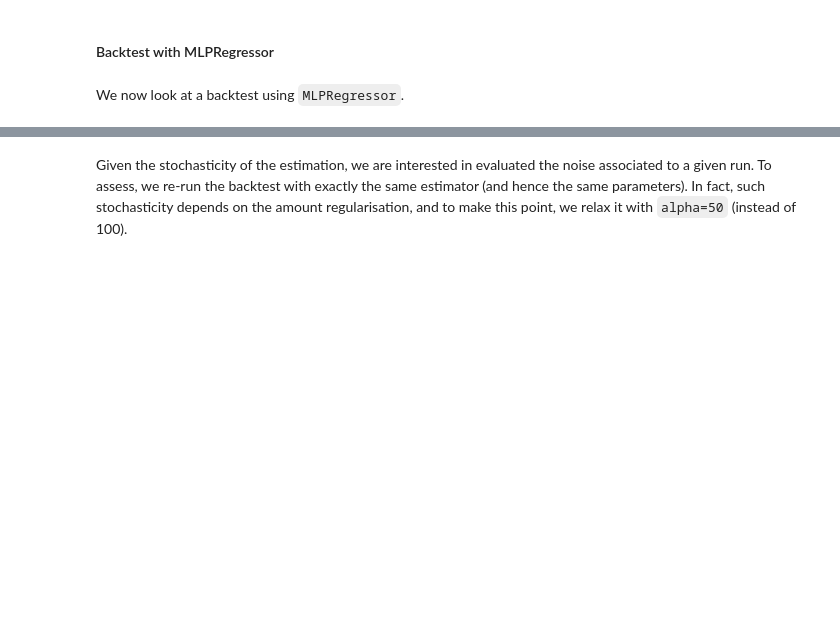
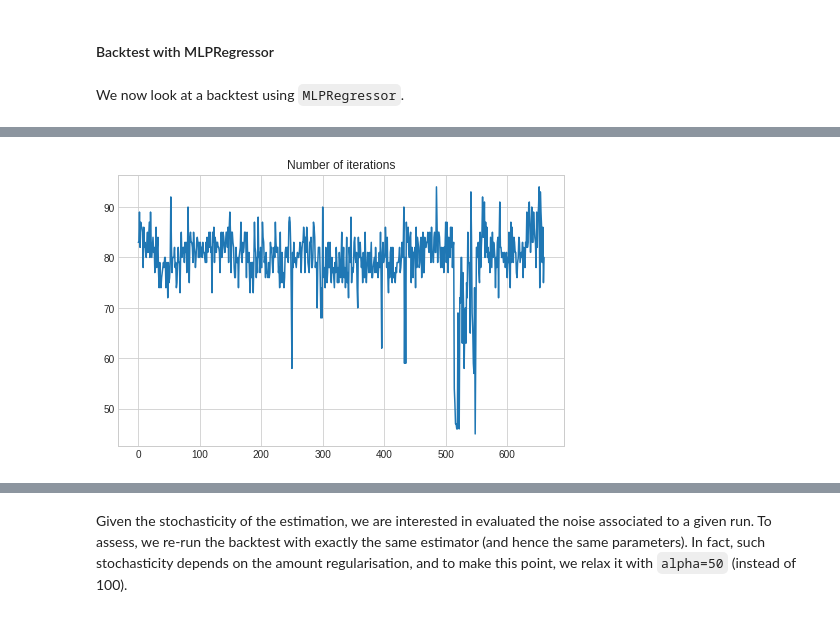
Before and after one commit to schampon/2022-machine-learning-portfolio-management-and-trading, a Jupyter notebook: nbs/35_Neural_nets.ipynb, the cells around one changed output, grey strips where cells are left out. Cells and saved outputs as stored; diff of their text form; code cells hidden in the pictures; blank space fills up the shorter version.

```diff
--- a/nbs/35_Neural_nets.ipynb
+++ b/nbs/35_Neural_nets.ipynb
@@ -205,5 +245,8 @@ line(pnls, cumsum=True, title='mlp')
 # %%
-line(pd.Series([m_[1].n_iter_ for m_ in m.estimators_]), title='Number of iterations', legend=False)
+line(pd.Series([m_[1].n_iter_ for m_ in m.estimators_]),
+     title='Number of iterations', legend=False)
+# %% [output]
+[figure, added]
 # %%
 from matplotlib import pyplot as plt
 for m_ in m.estimators_:
```
Also changed, not shown: parts of 19 cells of this notebook, 3 other files.
